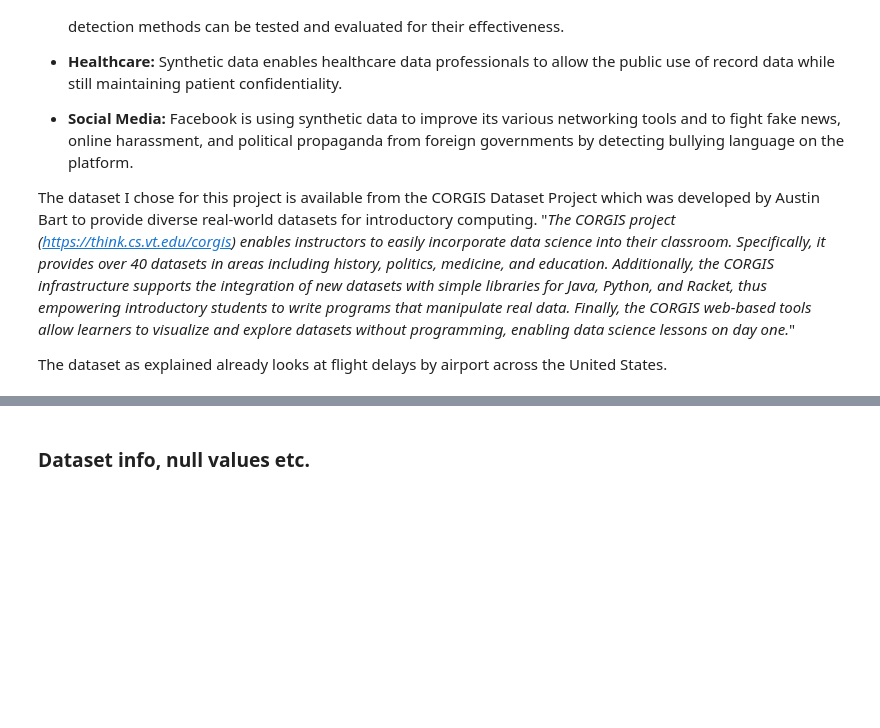
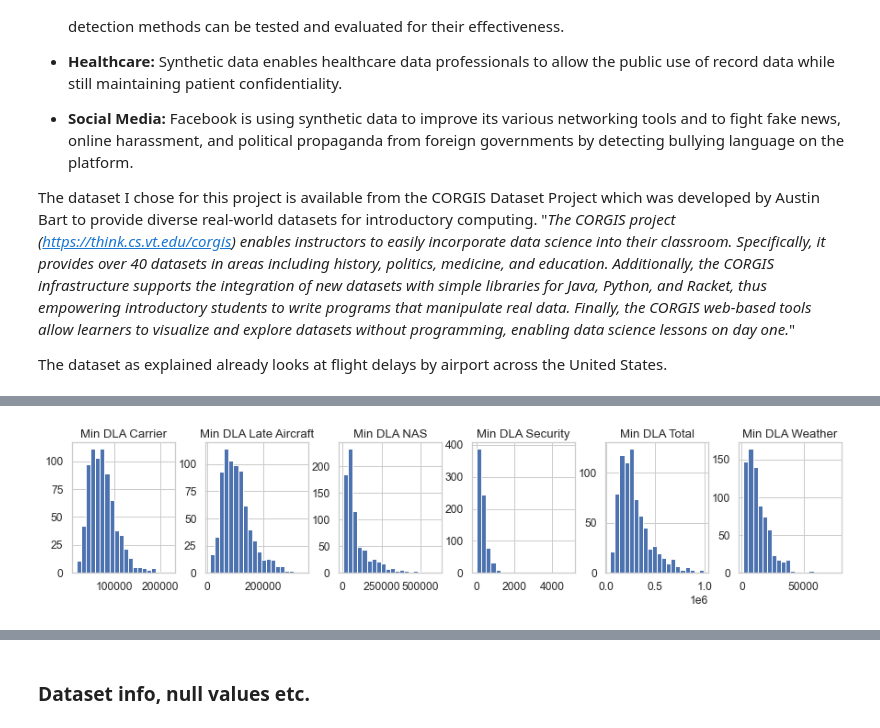
Before and after one commit to Munster2020/HDIP_CSDA_COMP08050_PROJECT, a Jupyter notebook: project2020.ipynb, the cells around one changed output, grey strips where cells are left out. Saved outputs shown, nothing was run; the diff lists cells and outputs as text; code cells hidden in the pictures; blank space fills up the shorter version.

```diff
--- a/project2020.ipynb
+++ b/project2020.ipynb
@@ -156,0 +235,4 @@ df[numerical].hist(bins=20, figsize=(15, 6), layout=(2, 5));
+# %%
+df[minutes_numeric].hist(bins=20, figsize=(15, 6), layout=(2, 6));
+# %% [output]
+[figure, added]
```
Also changed, not shown: parts of 65 cells of this notebook.
